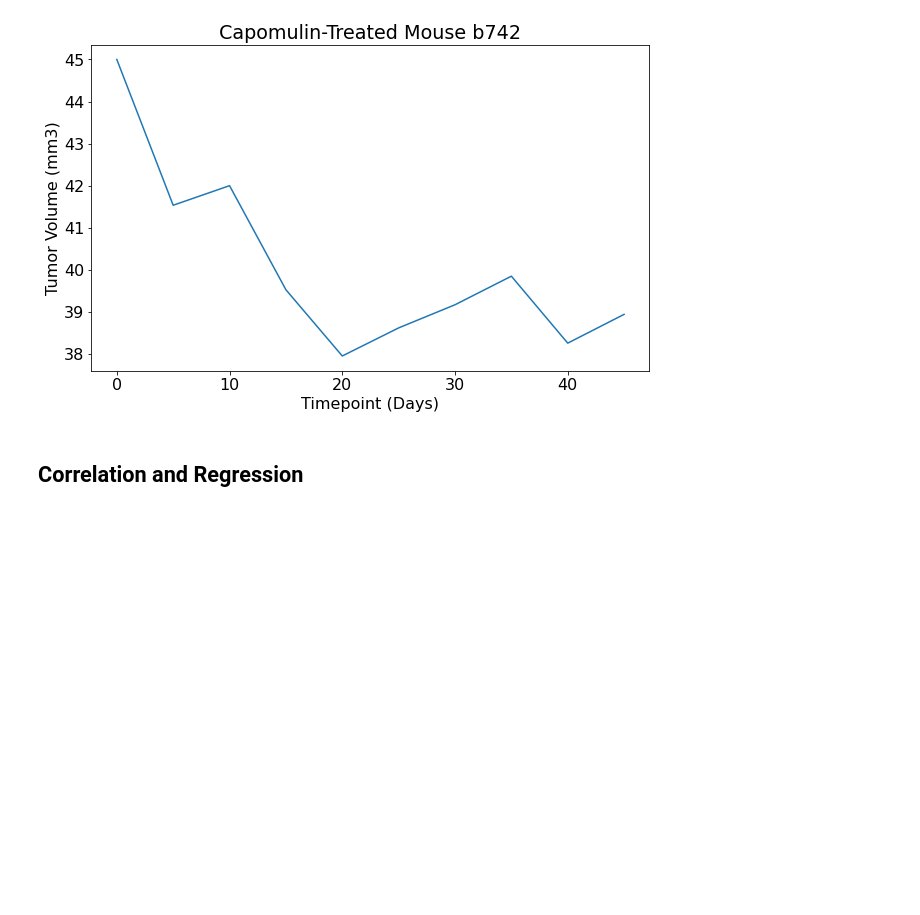
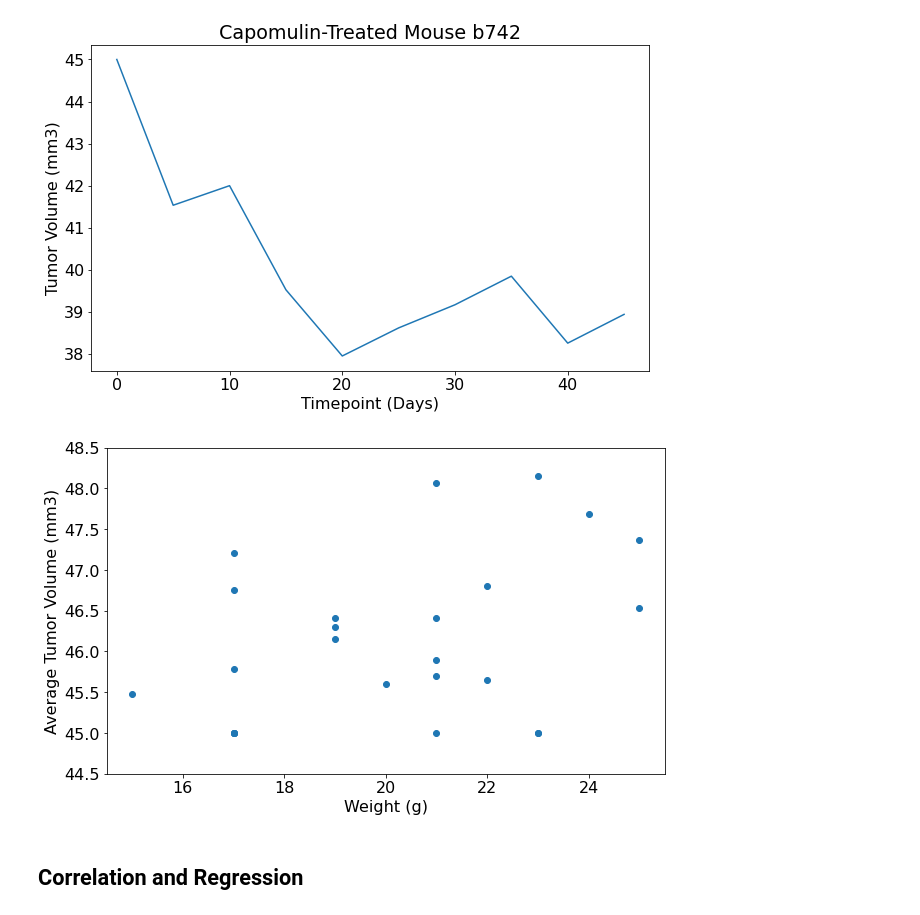
Before and after one commit to Fhern1954/Matplotlib_Homework, a Jupyter notebook: Pymaceuticals/pymaceuticals_starter.ipynb, the cells around one changed output. Cells and saved outputs as stored; diff of their text form; code cells hidden in the pictures; blank space fills up the shorter version.

```diff
--- a/Pymaceuticals/pymaceuticals_starter.ipynb
+++ b/Pymaceuticals/pymaceuticals_starter.ipynb
@@ -382,2 +381,18 @@ plt.show()
+# %%
+# Generate a scatter plot of average tumor volume vs. mouse weight for the Capomulin regimen
+capomulin_mice=clean_complete_data.loc[(clean_complete_data['Drug Regimen']=='Capomulin')]
+#capomulin_mice.head()
+id_grouped_capomulin_mice=capo_mice.groupby(['Mouse ID'])
+avg_tv_capo_mice=id_grouped_capomulin_mice['Tumor Volume (mm3)'].mean()
+avg_w_capo_mice=id_grouped_capomulin_mice['Weight (g)'].mean()
+
+plt.figure(1, figsize=(10, 6))
+plt.scatter(avg_w_capo_mice, avg_tv_capo_mice)
+plt.ylim(44.5, 48.5, 2)
+plt.xlabel('Weight (g)')
+plt.ylabel('Average Tumor Volume (mm3)')
+plt.show()
+# %% [output]
+[figure, added]
 # %% [markdown]
 ## Correlation and Regression
```
Also changed, not shown: parts of 8 cells of this notebook.
